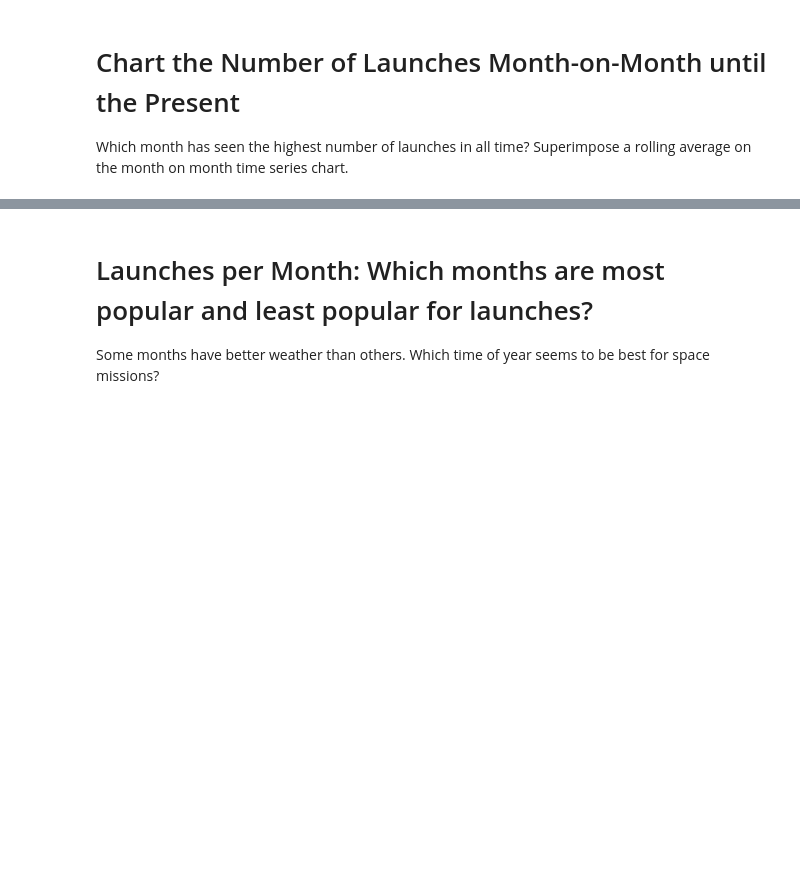
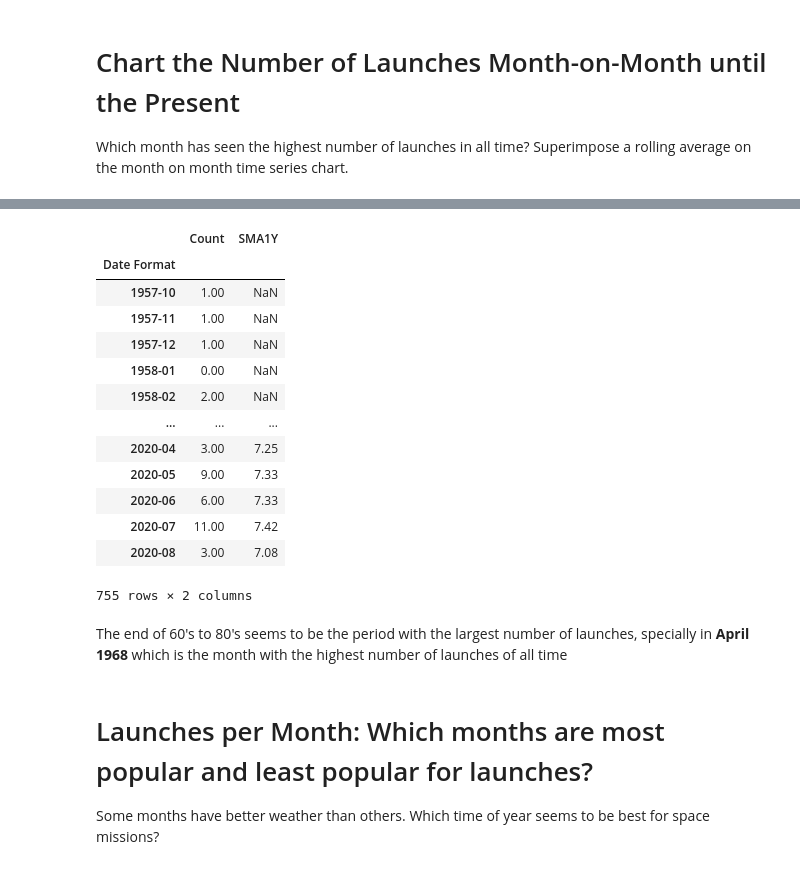
Before and after one commit to Tanguy9862/Python-Project, a Jupyter notebook: 01. Data Science/00. Space Race/Space_Missions_Analysis_(start).ipynb, the cells around one changed output, grey strips where cells are left out. Drawn from its saved outputs; the diff is of its cells as text; code cells hidden in the pictures; blank space fills up the shorter version.

Commit message:
Times series chart with moving average

```diff
--- a/01. Data Science/00. Space Race/Space_Missions_Analysis_(start).ipynb
+++ b/01. Data Science/00. Space Race/Space_Missions_Analysis_(start).ipynb
@@ -450,0 +652,18 @@ Which month has seen the highest number of launches in all time? Superimpose a r
+# %%
+df_month_on_month['SMA1Y'] = df_month_on_month.rolling(12).mean()
+df_month_on_month
+# %% [output]
+|  | Count | SMA1Y |
+| Date Format |  |  |
+| 1957-10 | 1.00 | NaN |
+| 1957-11 | 1.00 | NaN |
+| 1957-12 | 1.00 | NaN |
+| 1958-01 | 0.00 | NaN |
+| 1958-02 | 2.00 | NaN |
+| ... | ... | ... |
+| 2020-04 | 3.00 | 7.25 |
+| 2020-05 | 9.00 | 7.33 |
+| 2020-06 | 6.00 | 7.33 |
+| 2020-07 | 11.00 | 7.42 |
+| 2020-08 | 3.00 | 7.08 |
+755 rows × 2 columns
@@ -451,3 +700,5 @@ Which month has seen the highest number of launches in all time? Superimpose a r
+# %% [markdown]
+The end of 60's to 80's seems to be the period with the largest number of launches, specially in **April 1968** which is the month with the highest number of launches of all time
 # %% [markdown]
 # Launches per Month: Which months are most popular and least popular for launches?
 
```
Also changed, not shown: parts of 23 cells of this notebook.
